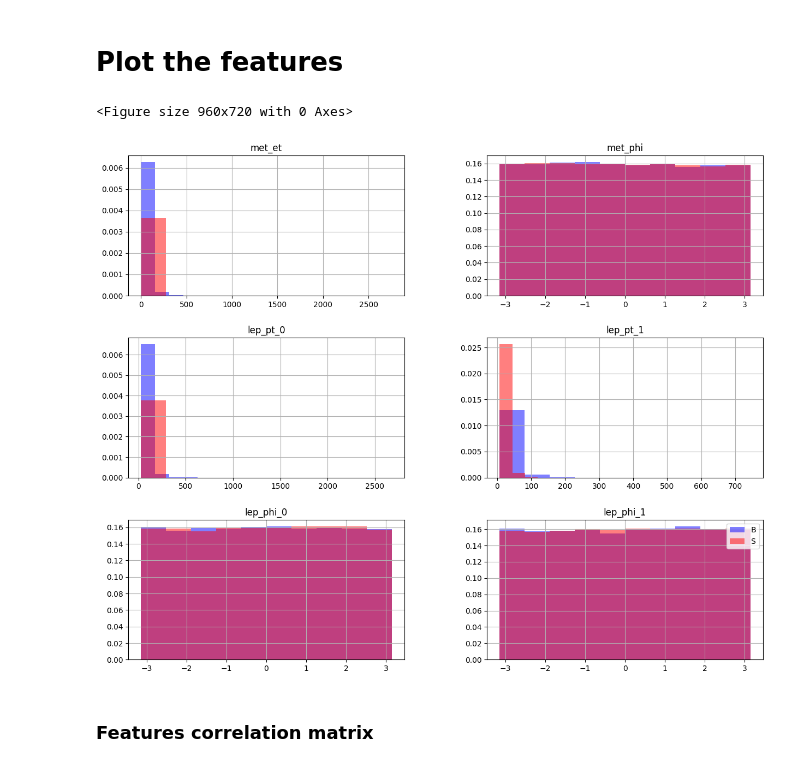
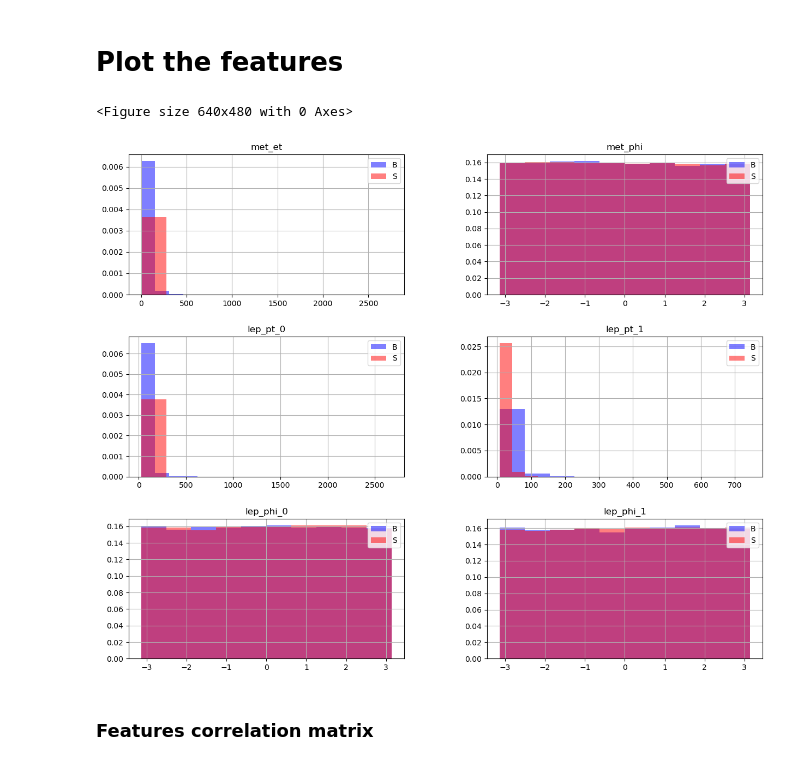
Before and after one commit to dhrou/HEPMLtutorials, a Jupyter notebook: HEPML_HandsOn_BDT.ipynb, the cells around one changed output. Drawn from its saved outputs; the diff is of its cells as text; code cells hidden in the pictures.

```diff
--- a/HEPML_HandsOn_BDT.ipynb
+++ b/HEPML_HandsOn_BDT.ipynb
@@ -5,8 +3,8 @@
 # %% [markdown]
 ## Standard Imports
 # %%
-COLAB=True #if running on https://colab.research.google.com/notebooks/welcome.ipynb
-#COLAB=False #if running on local computer, for example with Anaconda installation https://docs.anaconda.com/anaconda/install/
+COLAB = "google.colab" in str(get_ipython()) # detects if we're running on colab
+print ("COLAB=",COLAB)
 
-#fullrun=True #if run all modules (slow!)
-fullrun=False #if run a subset to get started
+fullrun=True #if run all modules (slow!)
+#fullrun=False #if run a subset to get started
@@ -14,14 +14,14 @@ fullrun=False #if run a subset to get started
 import os
 import numpy as np
 import pandas as pd
-pd.set_option('display.max_columns', 100) # to see more columns of df.head()
+#pd.set_option('display.max_columns', 100) # to see more columns of df.head()
 
 import matplotlib.pyplot as plt
-%matplotlib inline
+#%matplotlib inline
 #increase default plot size
-plt.rcParams['figure.figsize'] = [1.5*i for i in plt.rcParams['figure.figsize']]
+#%plt.rcParams['figure.figsize'] = [1.5*i for i in plt.rcParams['figure.figsize']]
 
-from IPython.display import display, HTML
+#from IPython.display import display, HTML
 
 # Set the height for the scrollable output windo
 #display(HTML("<style>.output_scroll { height: 800px; }</style>"))
@@ -301,16 +317,18 @@ if False:
 # %%
 plt.figure()
 
 ax=data[target==0].hist(weights=weights[target==0],figsize=(15,12),color='b',alpha=0.5,density=True,label="B")
 ax=ax.flatten()[:data.shape[1]] # to avoid error if holes in the grid of plots (like if 7 or 8 features)
 data[target==1].hist(weights=weights[target==1],figsize=(15,12),color='r',alpha=0.5,density=True,ax=ax,label="S")
+for a in ax:
+    a.legend(["B", "S"], loc="best")
 
 
-plt.legend(loc="best")
+#plt.legend(loc="best")
 plt.show()
 # %% [output]
-<Figure size 960x720 with 0 Axes>
+<Figure size 640x480 with 0 Axes>
-[figure, old version]
+[figure, new version]
 # %% [markdown]
 ### Features correlation matrix
 # %%
```
Also changed, not shown: parts of 33 cells of this notebook.
